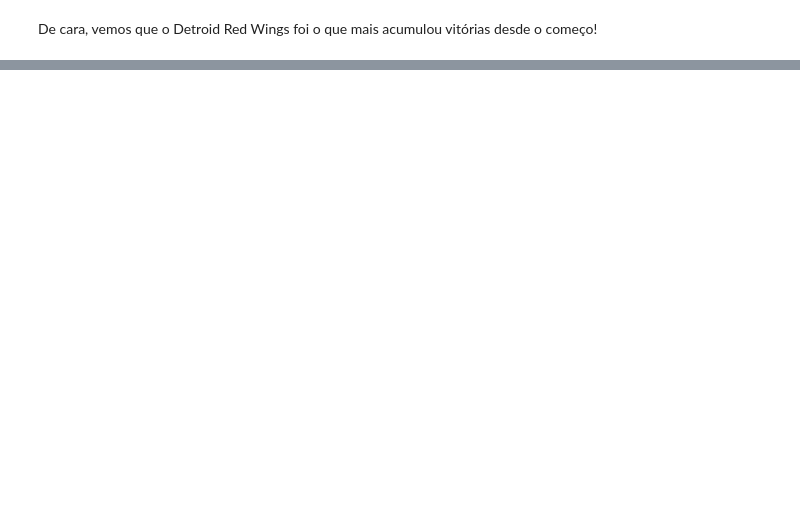
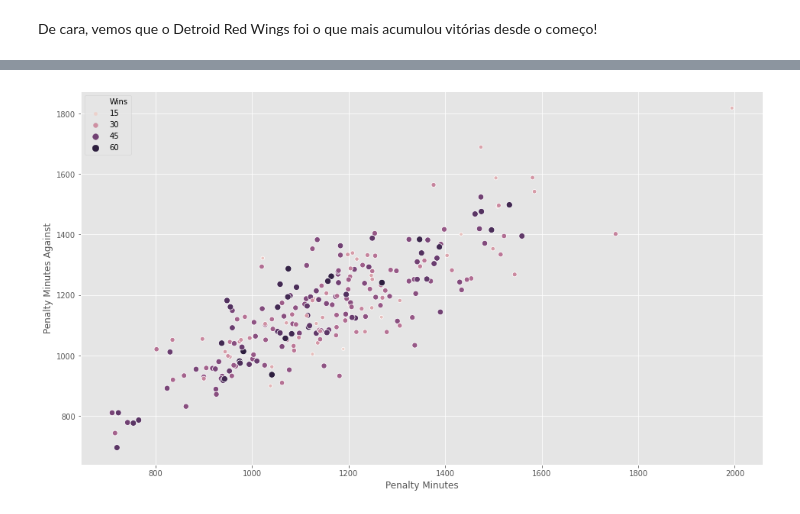
Before and after one commit to dlotter/gt-final-datascience, a Jupyter notebook: main_notebook.ipynb, the cells around one changed output, grey strips where cells are left out. Drawn from its saved outputs; the diff is of its cells as text; code cells hidden in the pictures; blank space fills up the shorter version.

```diff
--- a/main_notebook.ipynb
+++ b/main_notebook.ipynb
@@ -288,0 +357,6 @@ De cara, vemos que o Detroid Red Wings foi o que mais acumulou vitórias desde o
+# %%
+plt.figure(figsize = (16,9))
+sns.scatterplot(data = df, x = 'Penalty Minutes', y = 'Penalty Minutes Against', size = 'Wins', hue = 'Wins')
+plt.show()
+# %% [output]
+[figure, added]
```
Also changed, not shown: parts of 13 cells of this notebook.
